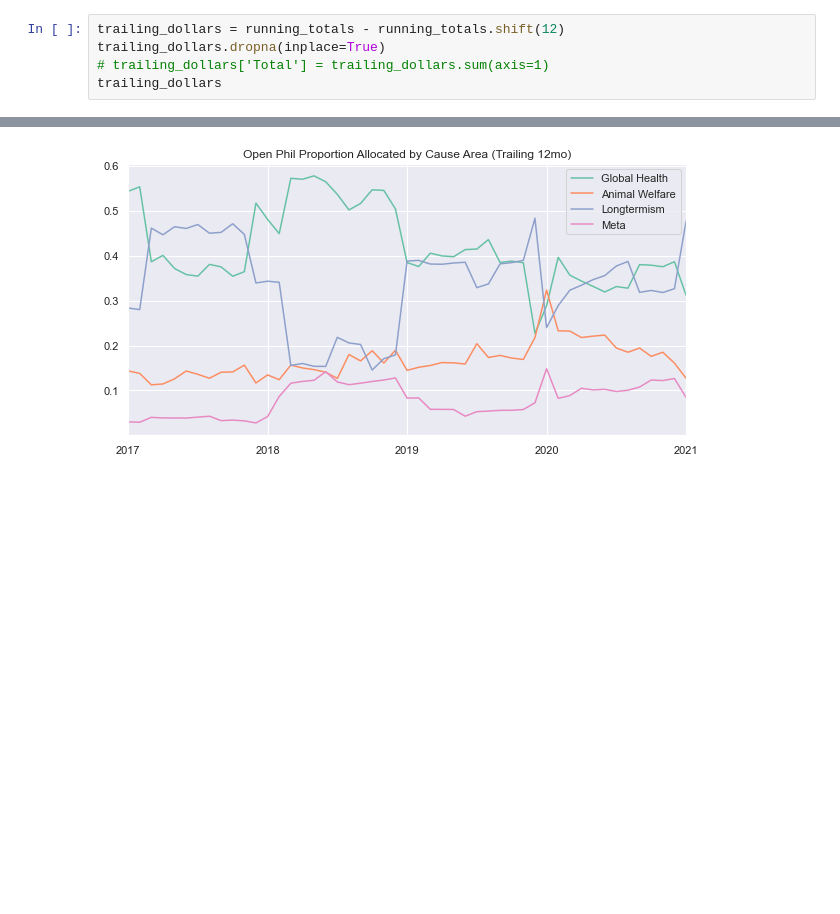
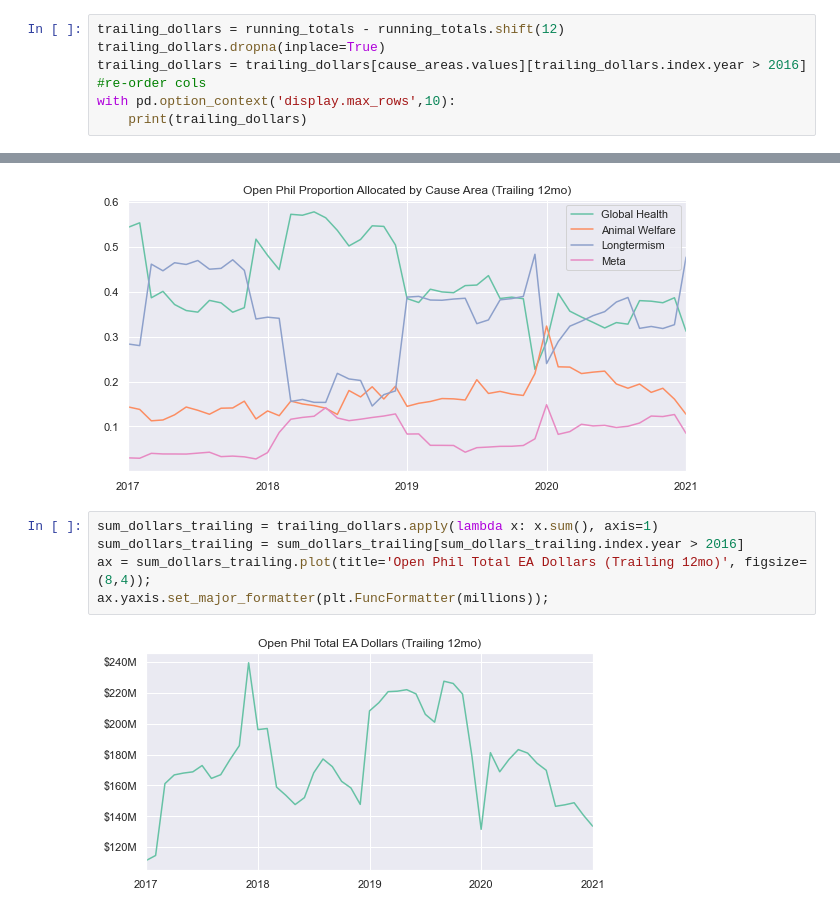
Before and after one commit to tmaule/ea_stuff, a Jupyter notebook: cause_area_funding_distribution.ipynb, the cells around one changed output, grey strips where cells are left out. Cells and saved outputs as stored; diff of their text form; blank space fills up the shorter version.

```diff
--- a/cause_area_funding_distribution.ipynb
+++ b/cause_area_funding_distribution.ipynb
@@ -146,6 +150,7 @@ running_totals
 # %%
 trailing_dollars = running_totals - running_totals.shift(12)
 trailing_dollars.dropna(inplace=True)
-# trailing_dollars['Total'] = trailing_dollars.sum(axis=1)
-trailing_dollars
+trailing_dollars = trailing_dollars[cause_areas.values][trailing_dollars.index.year > 2016] #re-order cols
+with pd.option_context('display.max_rows',10):
+    print(trailing_dollars)
 # %% [output]
@@ -178,3 +183,10 @@ sns.set_palette('Set2')
 trailing_proportion.plot(title='Open Phil Proportion Allocated by Cause Area (Trailing 12mo)', figsize=(10,5));
 # %% [output]
 [figure]
+# %%
+sum_dollars_trailing = trailing_dollars.apply(lambda x: x.sum(), axis=1)
+sum_dollars_trailing = sum_dollars_trailing[sum_dollars_trailing.index.year > 2016]
+ax = sum_dollars_trailing.plot(title='Open Phil Total EA Dollars (Trailing 12mo)', figsize=(8,4));
+ax.yaxis.set_major_formatter(plt.FuncFormatter(millions));
+# %% [output]
+[figure, added]
```
Also changed, not shown: parts of 4 cells of this notebook, 2 other files.
